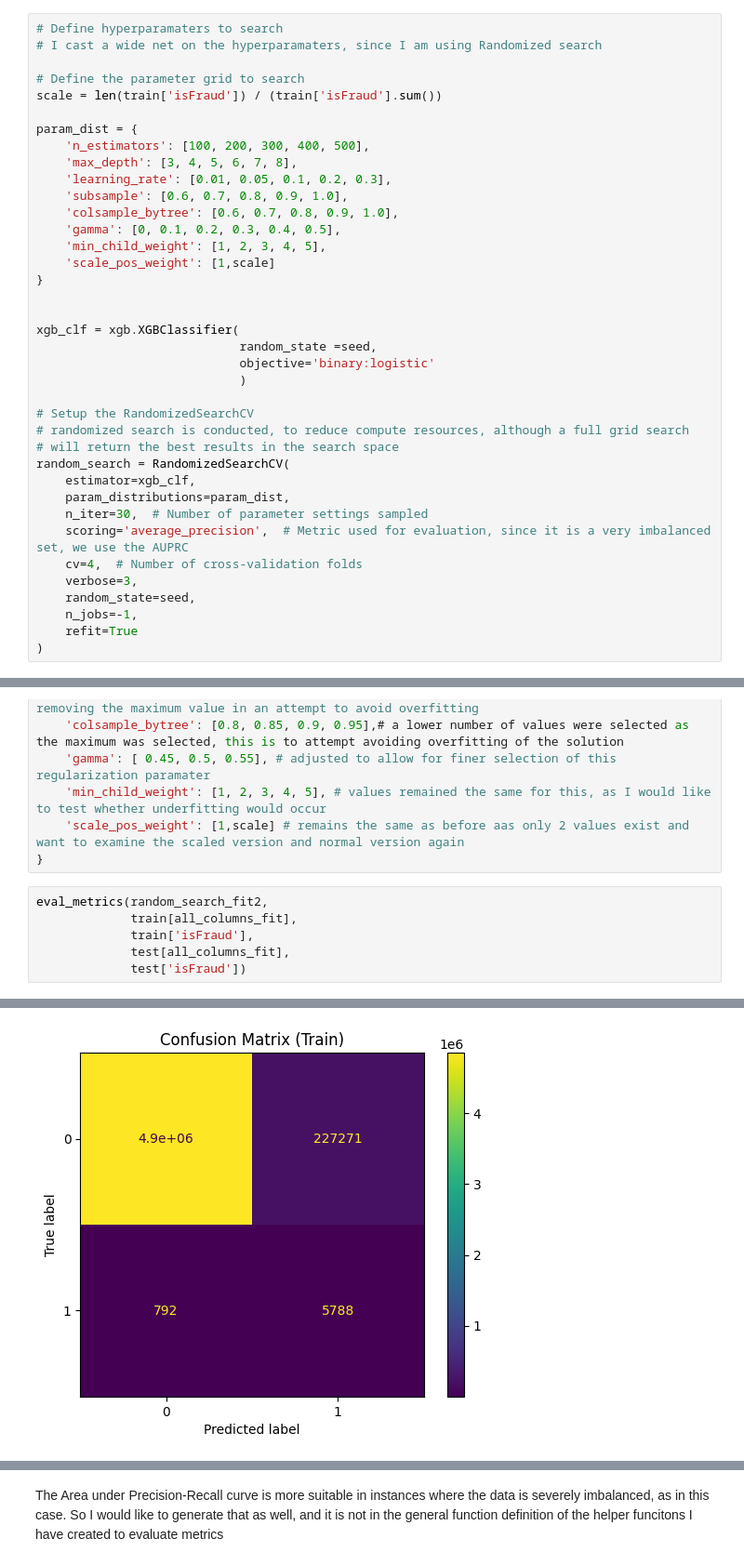
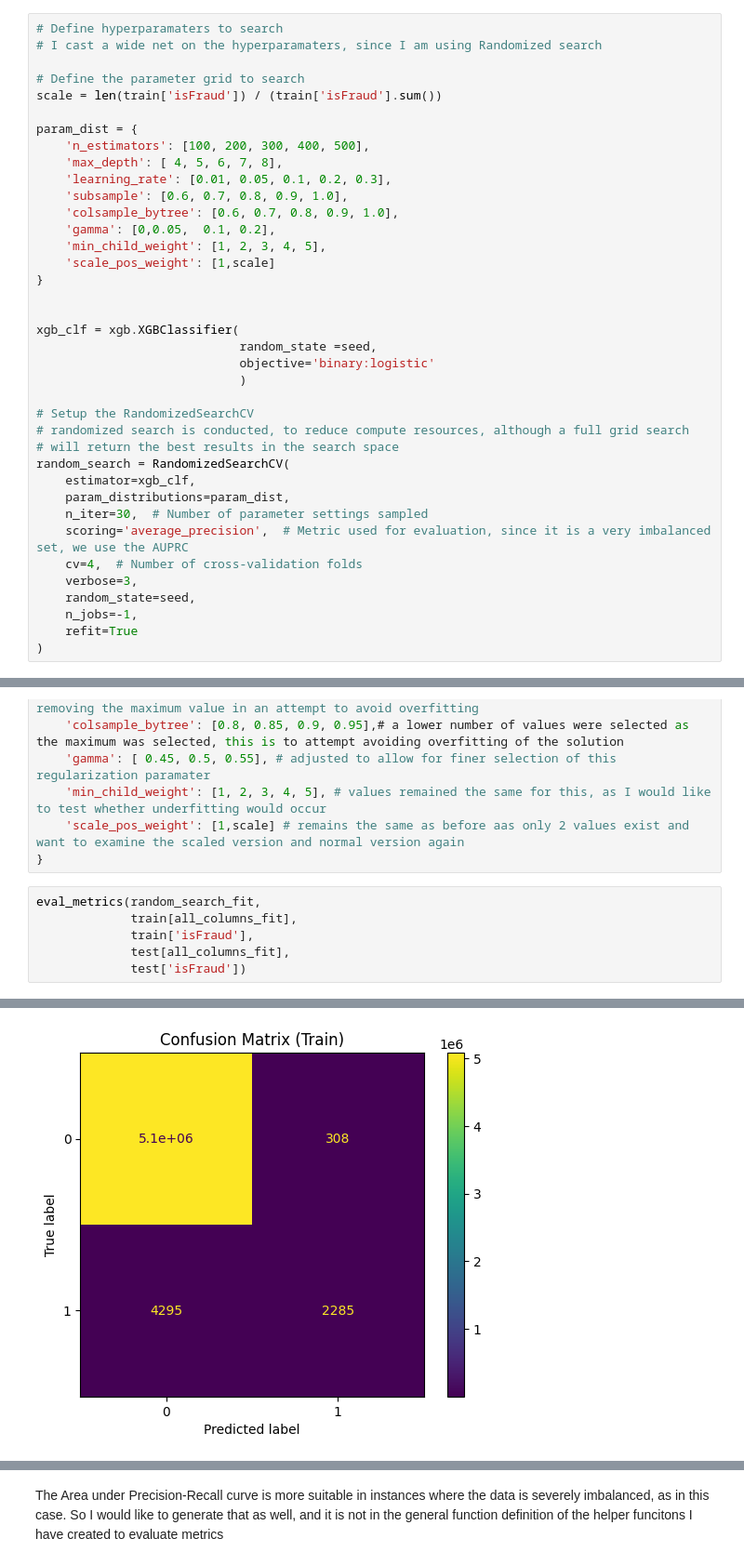
Before and after one commit to tewed/projects, a Jupyter notebook: Paysim_Fraud/Paysim Anomaly Detection Modeling.ipynb, the cells around one changed output, grey strips where cells are left out. Shown at 93% size. Saved outputs shown, nothing was run; the diff lists cells and outputs as text.

```diff
--- a/Paysim_Fraud/Paysim Anomaly Detection Modeling.ipynb
+++ b/Paysim_Fraud/Paysim Anomaly Detection Modeling.ipynb
@@ -181,11 +181,11 @@ scale = len(train['isFraud']) / (train['isFraud'].sum())
 
 param_dist = {
     'n_estimators': [100, 200, 300, 400, 500],
-    'max_depth': [3, 4, 5, 6, 7, 8],
+    'max_depth': [ 4, 5, 6, 7, 8],
     'learning_rate': [0.01, 0.05, 0.1, 0.2, 0.3],
     'subsample': [0.6, 0.7, 0.8, 0.9, 1.0],
     'colsample_bytree': [0.6, 0.7, 0.8, 0.9, 1.0],
-    'gamma': [0, 0.1, 0.2, 0.3, 0.4, 0.5],
+    'gamma': [0,0.05,  0.1, 0.2],
     'min_child_weight': [1, 2, 3, 4, 5],
     'scale_pos_weight': [1,scale]
 }
@@ -271,7 +276,7 @@ param_dist_2 = {
     'scale_pos_weight': [1,scale] # remains the same as before aas only 2 values exist and want to examine the scaled version and normal version again
 }
 # %%
-eval_metrics(random_search_fit2,
+eval_metrics(random_search_fit,
              train[all_columns_fit],
              train['isFraud'],
              test[all_columns_fit],
@@ -299 +304 @@ weighted avg       1.00      0.96      0.98   1272524
-[figure, old version]
+[figure, new version]
```
Also changed, not shown: parts of 4 cells of this notebook.
